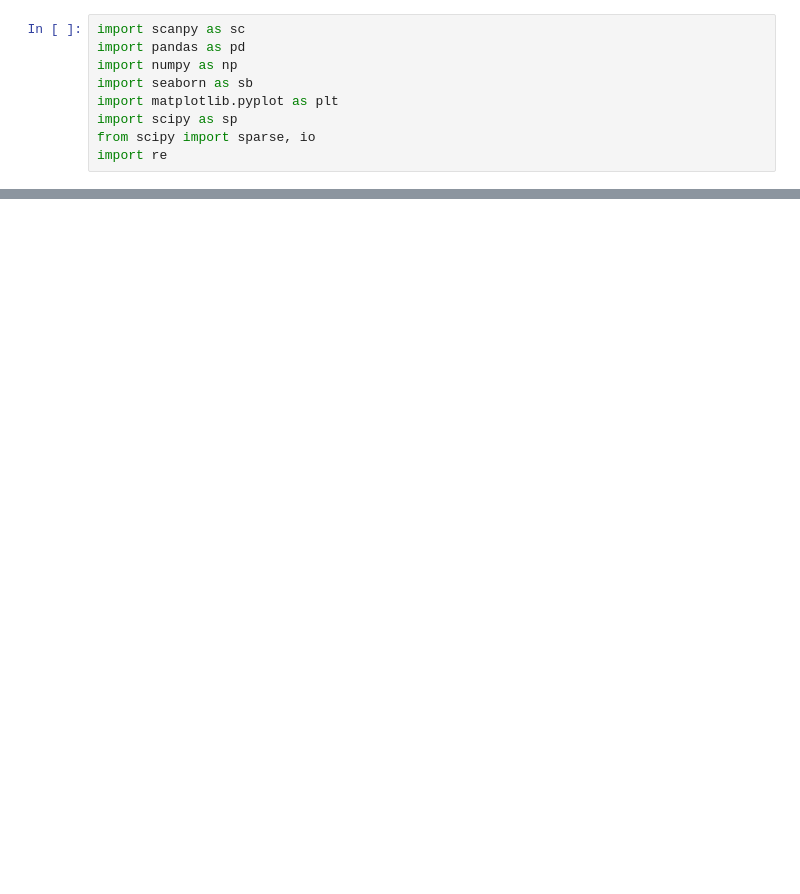
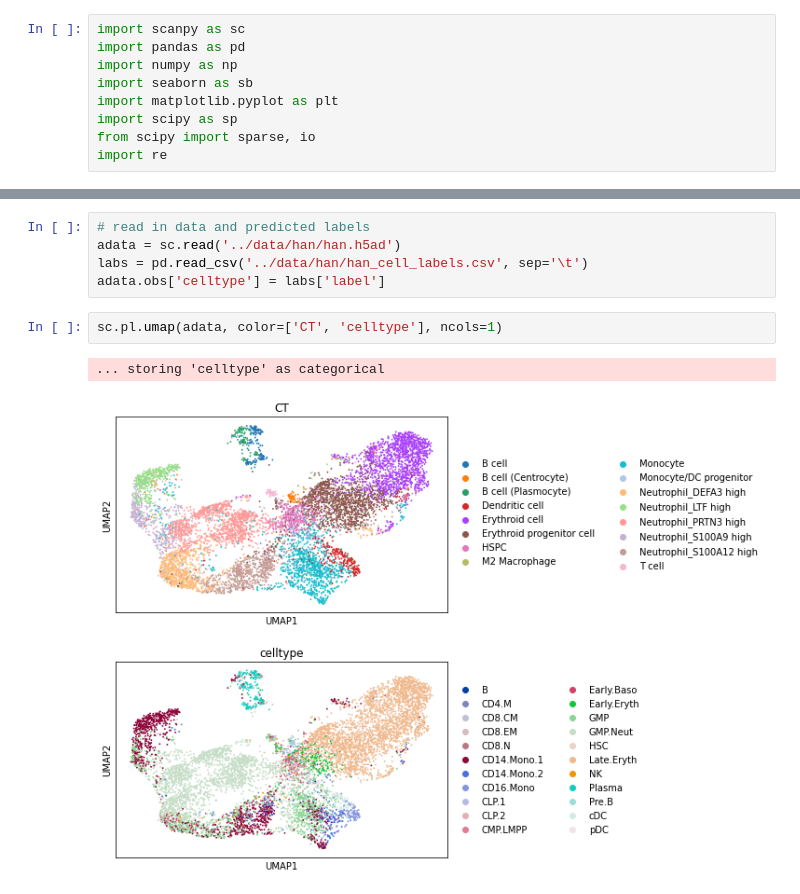
Before and after one commit to Sarah145/bone_marrow_analysis, a Jupyter notebook: notebooks/pre_processing_han.ipynb, the cells around one changed output, grey strips where cells are left out. Cells and saved outputs as stored; diff of their text form; blank space fills up the shorter version.

```diff
--- a/notebooks/pre_processing_han.ipynb
+++ b/notebooks/pre_processing_han.ipynb
@@ -87,0 +57,10 @@ The keyword argument 'parallel=True' was specified but no transformation for par
+# %%
+# read in data and predicted labels
+adata = sc.read('../data/han/han.h5ad')
+labs = pd.read_csv('../data/han/han_cell_labels.csv', sep='\t')
+adata.obs['celltype'] = labs['label']
+# %%
+sc.pl.umap(adata, color=['CT', 'celltype'], ncols=1)
+# %% [output]
+... storing 'celltype' as categorical
+[figure, added]
```
Also changed, not shown: parts of 12 cells of this notebook.
